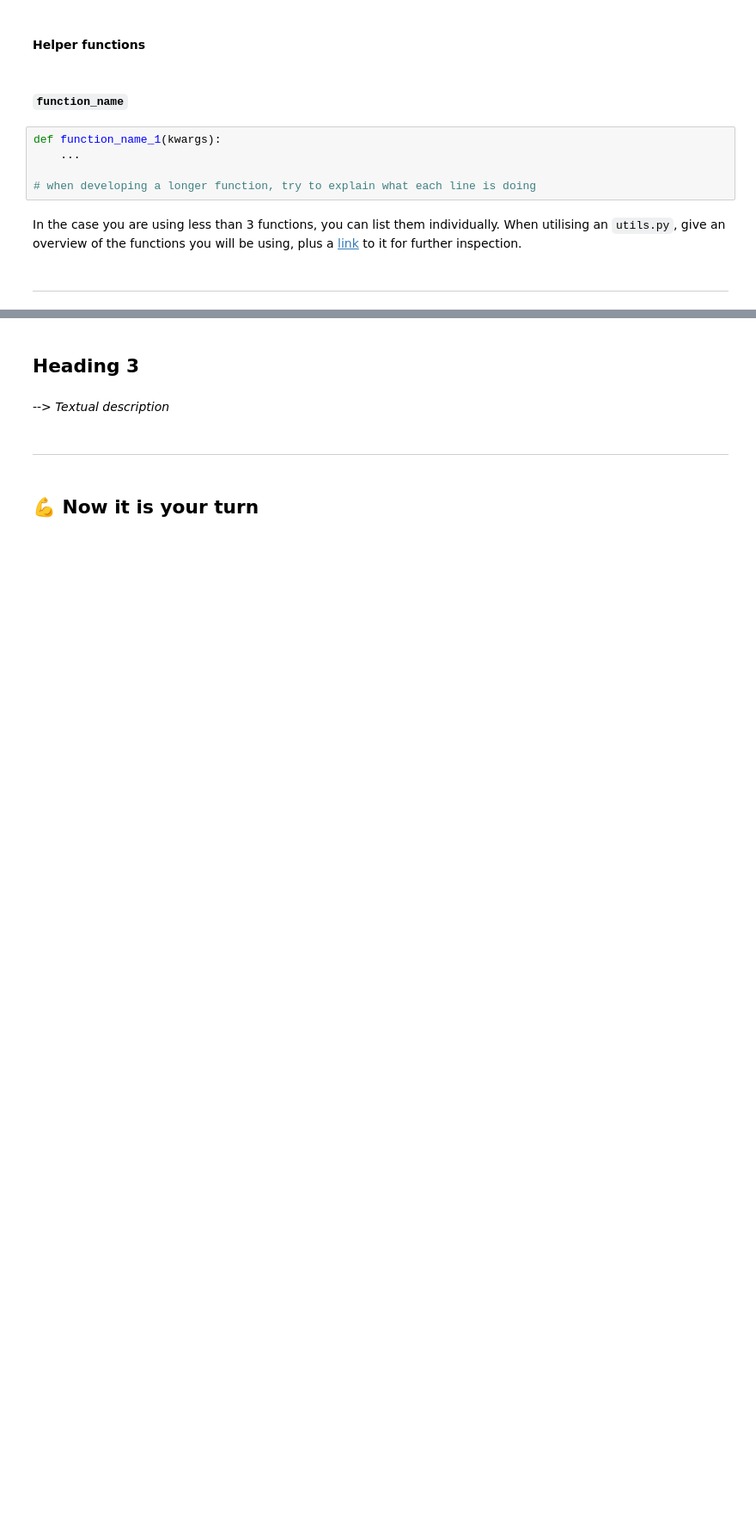
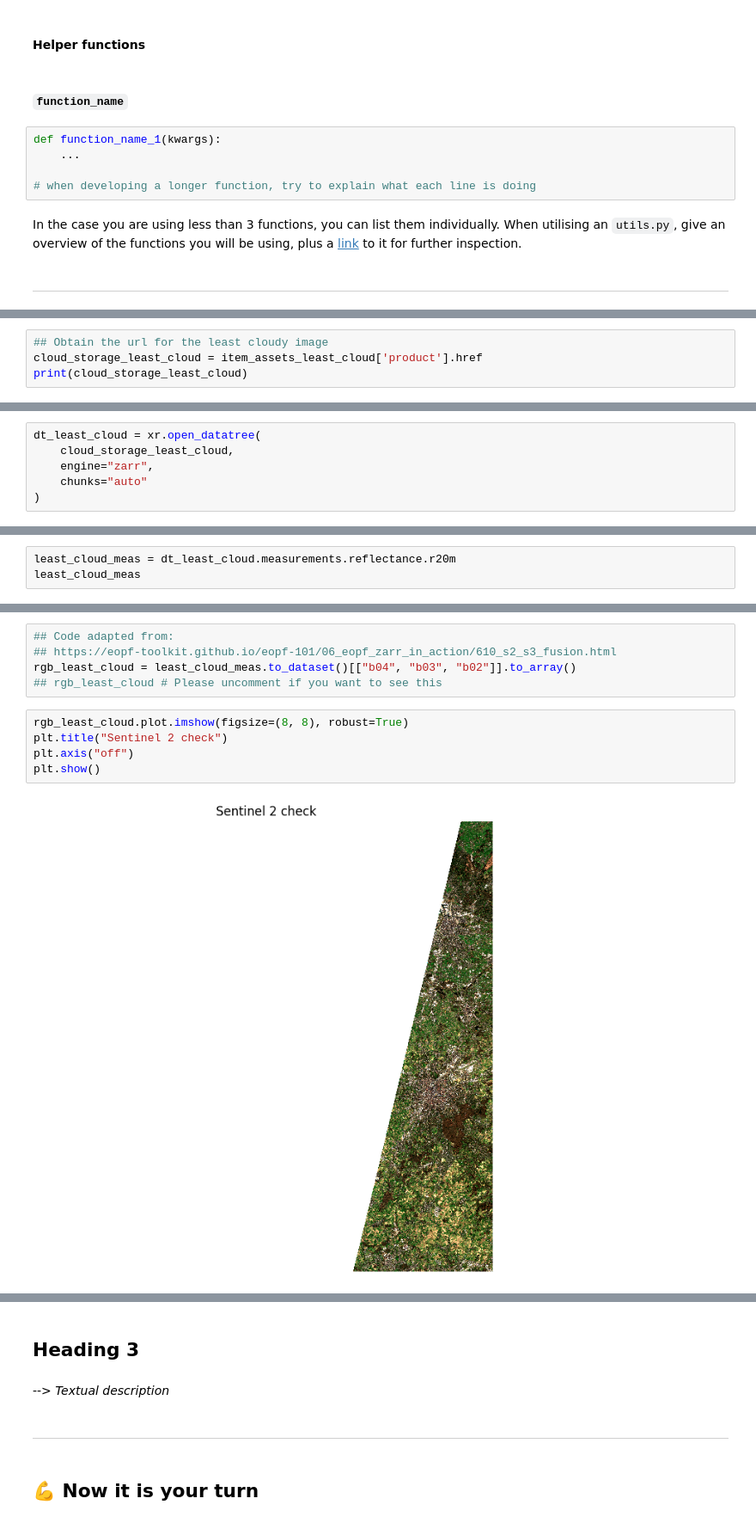
Before and after one commit to EllenB/eopf, a Jupyter notebook: eopf_template-Copy1.ipynb, the cells around one changed output, grey strips where cells are left out. Shown at 86% size. Drawn from its saved outputs; the diff is of its cells as text; blank space fills up the shorter version.

```diff
--- a/eopf_template-Copy1.ipynb
+++ b/eopf_template-Copy1.ipynb
@@ -80,0 +267,4 @@ Text with detailed explanations of each step of the workflow.
+# %%
+## Obtain the url for the least cloudy image
+cloud_storage_least_cloud = item_assets_least_cloud['product'].href
+print(cloud_storage_least_cloud)
@@ -80,0 +273,6 @@ Text with detailed explanations of each step of the workflow.
+# %%
+dt_least_cloud = xr.open_datatree(
+    cloud_storage_least_cloud,
+    engine="zarr",
+    chunks="auto"
+)
@@ -80,0 +285,3 @@ Text with detailed explanations of each step of the workflow.
+# %%
+least_cloud_meas = dt_least_cloud.measurements.reflectance.r20m
+least_cloud_meas
@@ -80,0 +306,12 @@ Text with detailed explanations of each step of the workflow.
+# %%
+## Code adapted from:
+## https://eopf-toolkit.github.io/eopf-101/06_eopf_zarr_in_action/610_s2_s3_fusion.html
+rgb_least_cloud = least_cloud_meas.to_dataset()[["b04", "b03", "b02"]].to_array()
+## rgb_least_cloud # Please uncomment if you want to see this
+# %%
+rgb_least_cloud.plot.imshow(figsize=(8, 8), robust=True)
+plt.title("Sentinel 2 check")
+plt.axis("off")
+plt.show()
+# %% [output]
+[figure, added]
```
Also changed, not shown: parts of 54 cells of this notebook.
